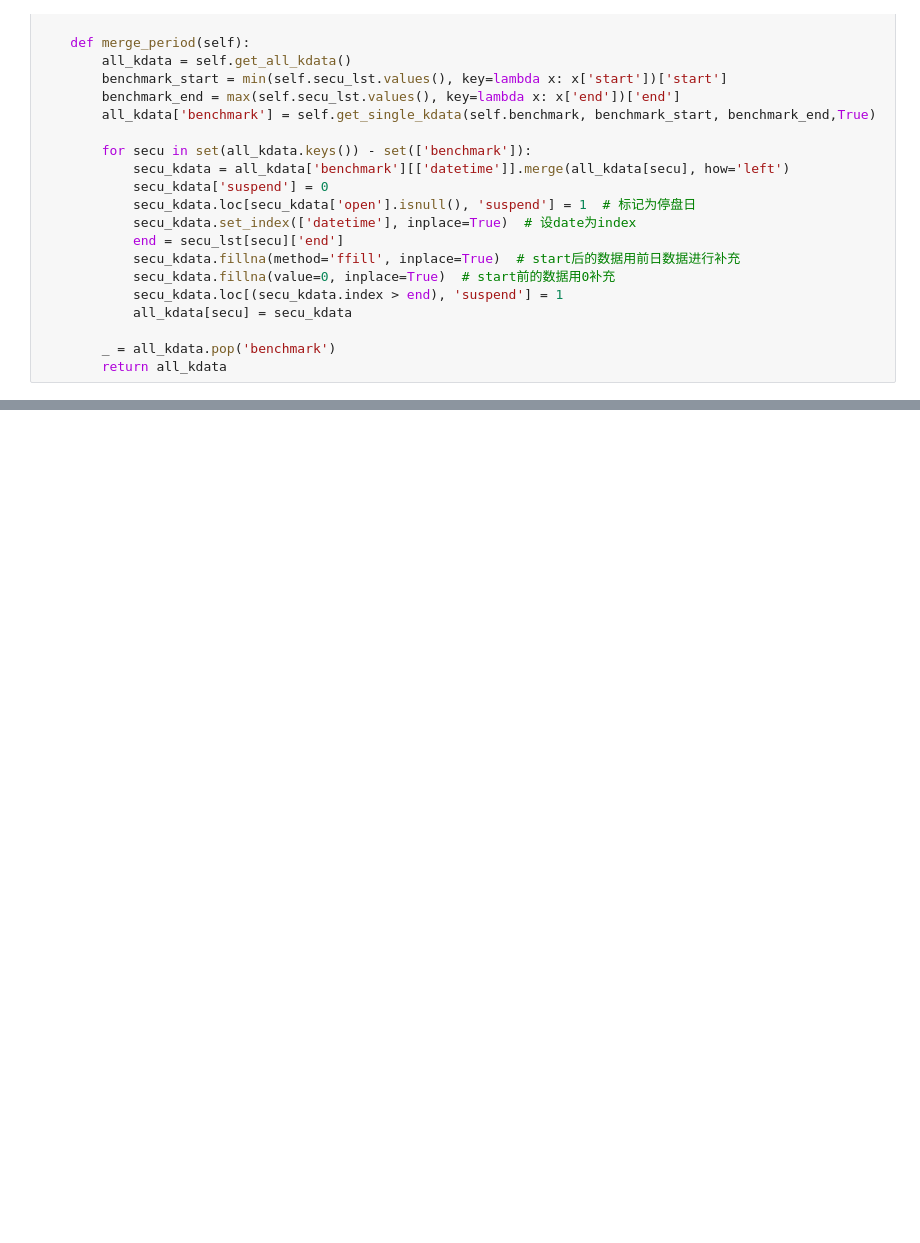
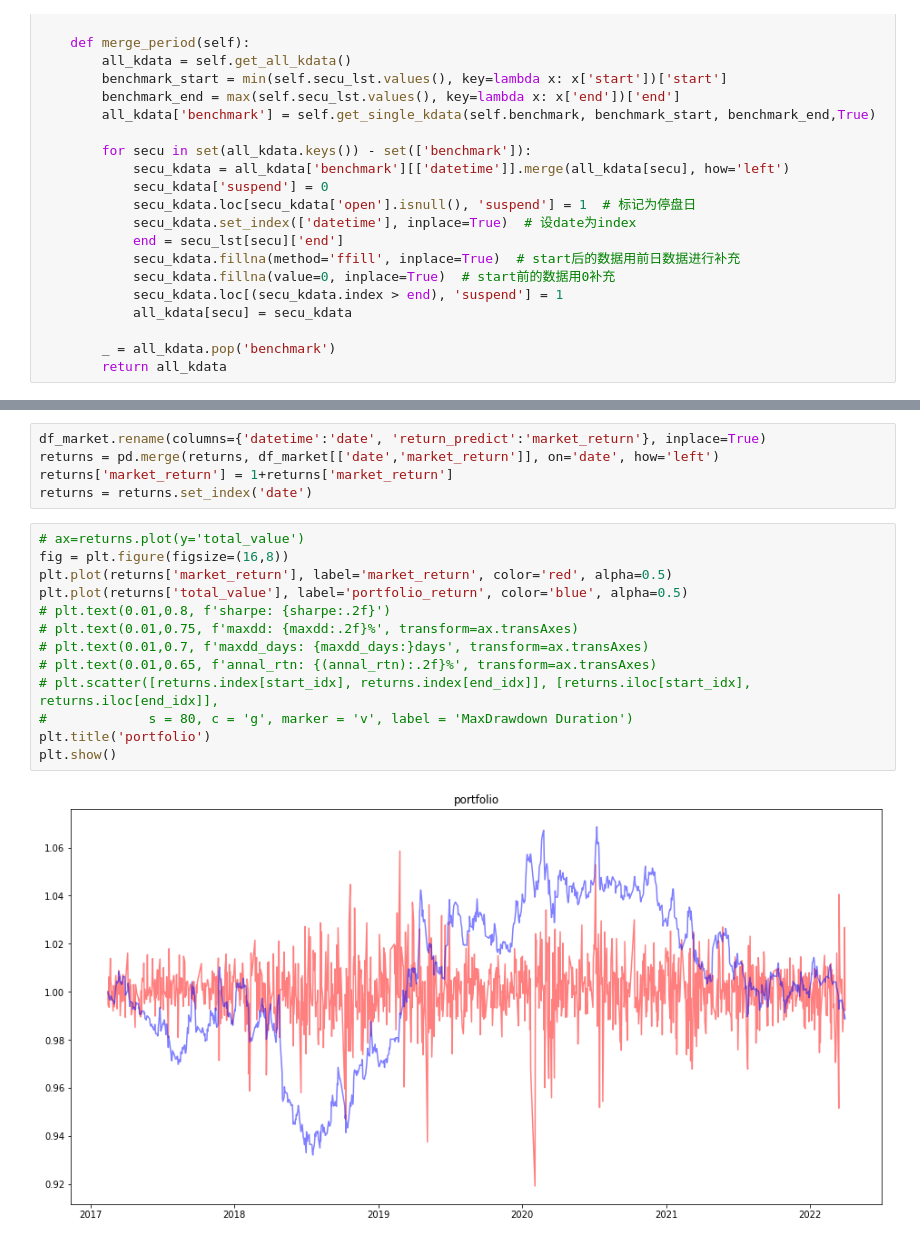
Before and after one commit to ZhimingMei/GDHF-Quant-Investment, a Jupyter notebook: code/backtesting_bt.ipynb, the cells around one changed output, grey strips where cells are left out. Saved outputs shown, nothing was run; the diff lists cells and outputs as text; blank space fills up the shorter version.

```diff
--- a/code/backtesting_bt.ipynb
+++ b/code/backtesting_bt.ipynb
@@ -343,0 +386,20 @@ UnboundLocalError: local variable 'order_amount' referenced before assignment
+# %%
+df_market.rename(columns={'datetime':'date', 'return_predict':'market_return'}, inplace=True)
+returns = pd.merge(returns, df_market[['date','market_return']], on='date', how='left')
+returns['market_return'] = 1+returns['market_return']
+returns = returns.set_index('date')
+# %%
+# ax=returns.plot(y='total_value')
+fig = plt.figure(figsize=(16,8))
+plt.plot(returns['market_return'], label='market_return', color='red', alpha=0.5)
+plt.plot(returns['total_value'], label='portfolio_return', color='blue', alpha=0.5)
+# plt.text(0.01,0.8, f'sharpe: {sharpe:.2f}')
+# plt.text(0.01,0.75, f'maxdd: {maxdd:.2f}%', transform=ax.transAxes)
+# plt.text(0.01,0.7, f'maxdd_days: {maxdd_days:}days', transform=ax.transAxes)
+# plt.text(0.01,0.65, f'annal_rtn: {(annal_rtn):.2f}%', transform=ax.transAxes)
+# plt.scatter([returns.index[start_idx], returns.index[end_idx]], [returns.iloc[start_idx], returns.iloc[end_idx]],
+#             s = 80, c = 'g', marker = 'v', label = 'MaxDrawdown Duration')
+plt.title('portfolio')
+plt.show()
+# %% [output]
+[figure, added]
```
Also changed, not shown: parts of 6 cells of this notebook, 1 other file.
